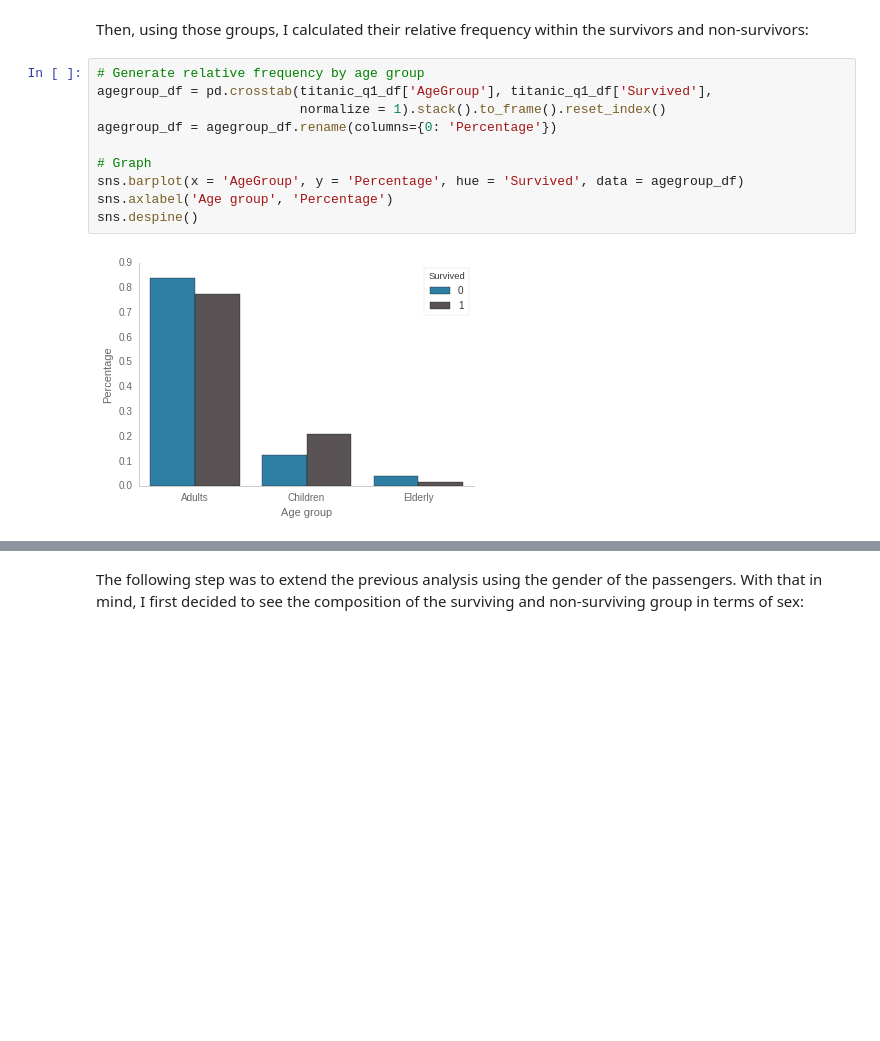
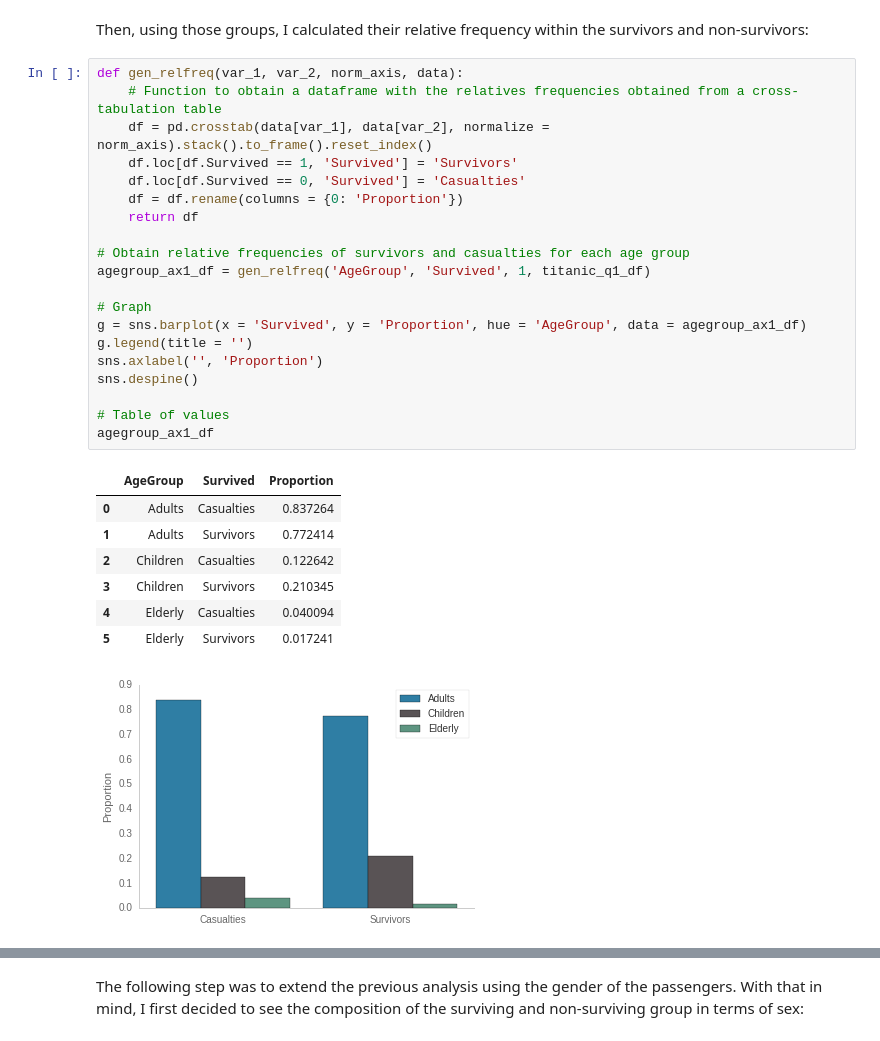
Before and after one commit to dylanjcastillo/titanic_analysis, a Jupyter notebook: Titanic Analysis.ipynb, the cells around one changed output, grey strips where cells are left out. Saved outputs shown, nothing was run; the diff lists cells and outputs as text; blank space fills up the shorter version.

```diff
--- a/Titanic Analysis.ipynb
+++ b/Titanic Analysis.ipynb
@@ -174,14 +188,31 @@ titanic_q1_df.loc[titanic_q1_df.Age > 60,'AgeGroup'] = 'Elderly'
 Then, using those groups, I calculated their relative frequency within the survivors and non-survivors:
-# %%
-# Generate relative frequency by age group
-agegroup_df = pd.crosstab(titanic_q1_df['AgeGroup'], titanic_q1_df['Survived'],
-                          normalize = 1).stack().to_frame().reset_index()
-agegroup_df = agegroup_df.rename(columns={0: 'Percentage'})
-
-# Graph
-sns.barplot(x = 'AgeGroup', y = 'Percentage', hue = 'Survived', data = agegroup_df)
-sns.axlabel('Age group', 'Percentage')
-sns.despine()
-# %% [output]
-[figure, removed]
+# %%
+def gen_relfreq(var_1, var_2, norm_axis, data):
+    # Function to obtain a dataframe with the relatives frequencies obtained from a cross-tabulation table
+    df = pd.crosstab(data[var_1], data[var_2], normalize = norm_axis).stack().to_frame().reset_index()
+    df.loc[df.Survived == 1, 'Survived'] = 'Survivors'
+    df.loc[df.Survived == 0, 'Survived'] = 'Casualties'
+    df = df.rename(columns = {0: 'Proportion'})
+    return df
+
+# Obtain relative frequencies of survivors and casualties for each age group
+agegroup_ax1_df = gen_relfreq('AgeGroup', 'Survived', 1, titanic_q1_df)
+
+# Graph
+g = sns.barplot(x = 'Survived', y = 'Proportion', hue = 'AgeGroup', data = agegroup_ax1_df)
+g.legend(title = '')
+sns.axlabel('', 'Proportion')
+sns.despine()
+
+# Table of values
+agegroup_ax1_df
+# %% [output]
+|  | AgeGroup | Survived | Proportion |
+| 0 | Adults | Casualties | 0.837264 |
+| 1 | Adults | Survivors | 0.772414 |
+| 2 | Children | Casualties | 0.122642 |
+| 3 | Children | Survivors | 0.210345 |
+| 4 | Elderly | Casualties | 0.040094 |
+| 5 | Elderly | Survivors | 0.017241 |
+[figure, added]
 # %% [markdown]
```
Also changed, not shown: parts of 11 cells of this notebook.
